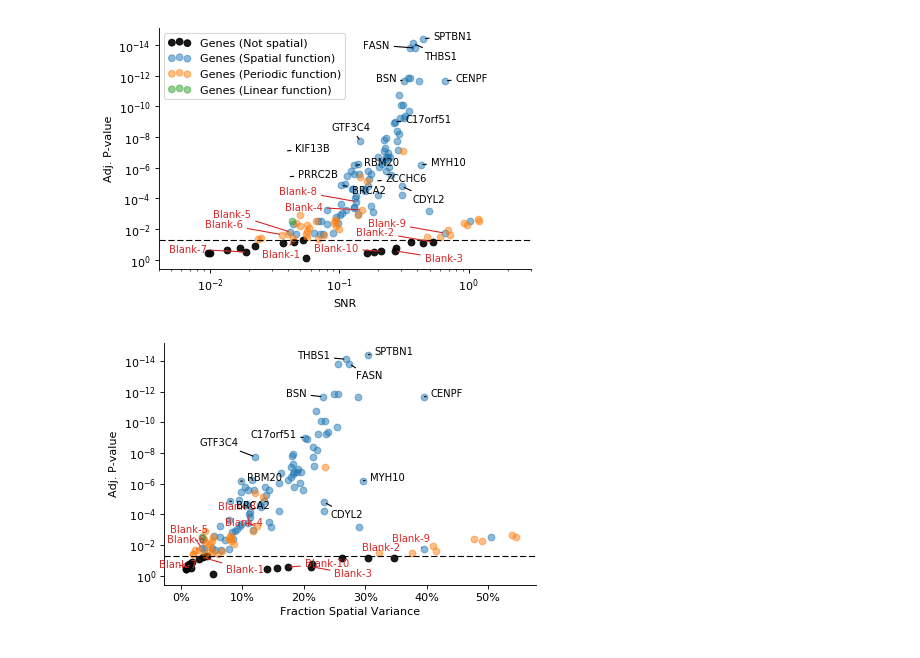
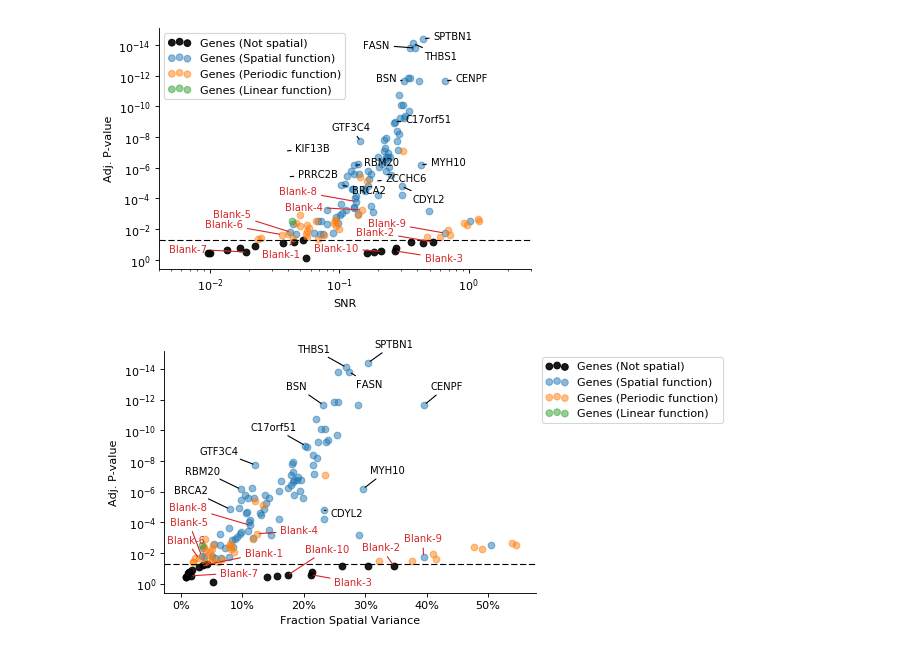
Before and after one commit to Teichlab/SpatialDE, a Jupyter notebook: Analysis/MERFISH/MERFISH Analysis.ipynb, the cells around one changed output. Drawn from its saved outputs; the diff is of its cells as text; code cells hidden in the pictures.

```diff
--- a/Analysis/MERFISH/MERFISH Analysis.ipynb
+++ b/Analysis/MERFISH/MERFISH Analysis.ipynb
@@ -275,44 +275,54 @@ tmp = results.query('g in @blank_genes')
 
 x_offsets = {'Blank-3': 0.1,
              'Blank-10': 0.1,
-             'Blank-1': 0.1}
+             'Blank-1': 0.1,
+             'Blank-9': 0.03,
+             'Blank-4': 0.1,
+             'Blank-8': -0.07,
+             'Blank-1': 0.13,
+             'Blank-7': 0.11}
 y_offsets = {'Blank-3': 2e-1,
-             'Blank-5': 1e1,
-             'Blank-1': 1e-1,
+             'Blank-5': 1e2,
+             'Blank-1': 4e0,
              'Blank-4': 1e0,
-             'Blank-10': 1,
+             'Blank-10': 3e1,
              'Blank-7': 1}
 for i, r in tmp.iterrows():
     xy = (r['fraction_spatial_variance'], r['qval'])
     xyt = (xy[0] + x_offsets.get(r['g'], 0.01),
-           xy[1] / y_offsets.get(r['g'], 3),)
+           xy[1] / y_offsets.get(r['g'], 1e1),)
     plt.annotate(r['g'], xy, xyt, color='tab:red', horizontalalignment='right',
                  arrowprops={'arrowstyle': '-', 'color': 'tab:red'}, size=9)
 
 # Annotate top genes
 x_offsets = {'THBS1': -0.08,
              'BSN': -0.06,
              'GTF3C4': 0.1,
              'C17orf51': -0.09,
-             'GTF3C4': -0.09}
-y_offsets = {'THBS1': 1e0,
-             'CDYL2': 1e-1,
+             'GTF3C4': -0.09,
+             'RBM20': -0.09,
+             'BRCA2': -0.09}
+y_offsets = {'THBS1': 1e1,
+             'CDYL2': 4e-1,
              'GTF3C4': 5e0,
-             'BRCA2': 3e-1,
+             'BRCA2': 1e1,
              'FASN': 1e-1}
 for i, r in top_per_ls.iterrows():
     xy = (r['fraction_spatial_variance'], r['qval'])
     xyt = (xy[0] + x_offsets.get(r['g'], 0.01),
-           xy[1] / y_offsets.get(r['g'], 1),)
+           xy[1] / y_offsets.get(r['g'], 1e1),)
     plt.annotate(r['g'], xy, xyt, color='k', arrowprops={'arrowstyle': '-'}, size=9)
 
 
 plt.axhline(0.05, ls='--', c='k', lw=1)
 plt.xlabel('Fraction Spatial Variance');
 plt.ylabel('Adj. P-value');
 plt.gca().invert_yaxis()
 
 xpercent_scale()
-# plt.legend(scatterpoints=3, loc='upper left');
+plt.legend(scatterpoints=3, loc='upper left', bbox_to_anchor=[1., 1.]);
+
+
+plt.savefig('FSV_pval_MF.pdf', bbox_inches='tight');
 # %% [output]
-[figure, old version]
+[figure, new version]
```
Also changed, not shown: 2 other files.
